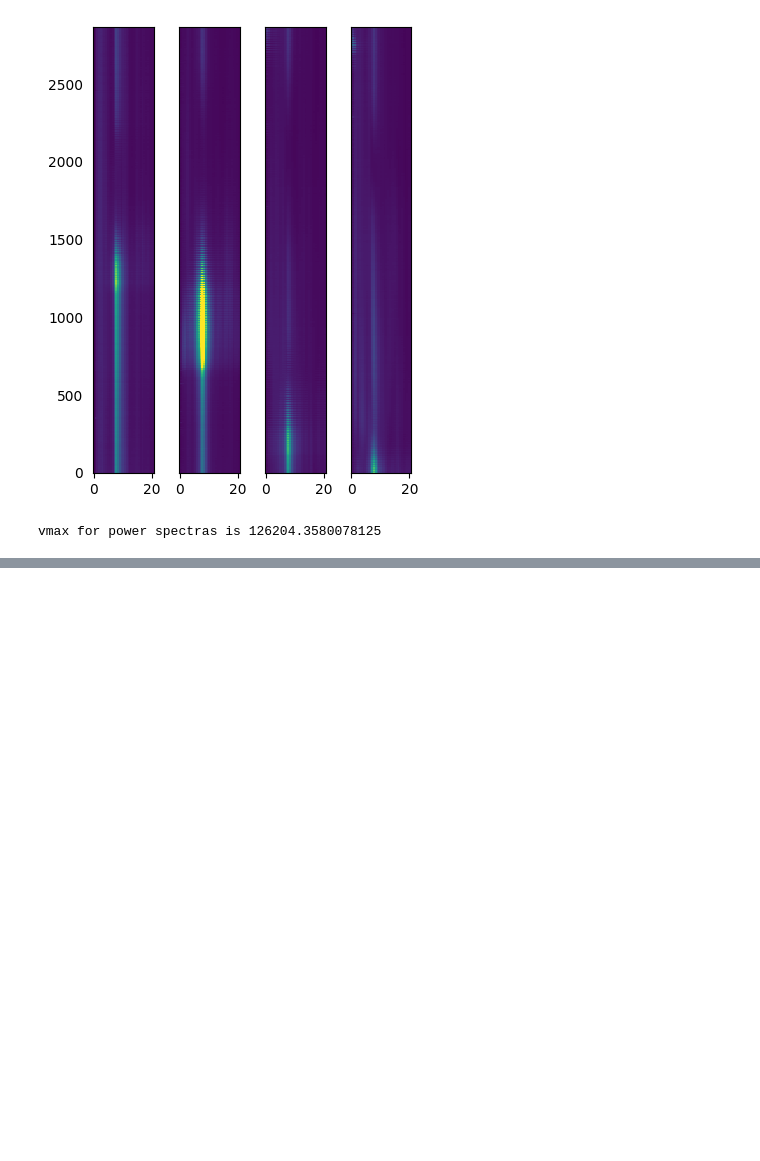
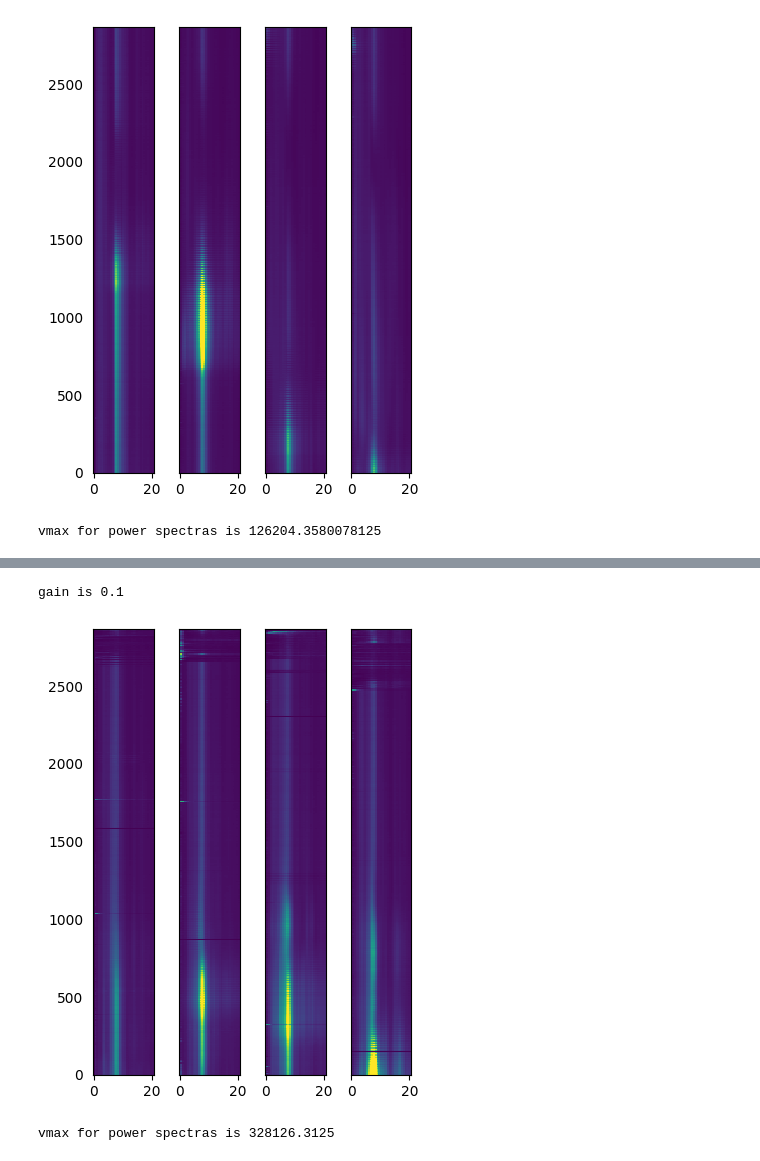
Before and after one commit to HDClark94/Elrond, a Jupyter notebook: src/Elrond/P3_CurrentAnalysis/plot_lfp_across_shank.ipynb, the cells around one changed output, grey strips where cells are left out. Cells and saved outputs as stored; diff of their text form; code cells hidden in the pictures; blank space fills up the shorter version.

```diff
--- a/src/Elrond/P3_CurrentAnalysis/plot_lfp_across_shank.ipynb
+++ b/src/Elrond/P3_CurrentAnalysis/plot_lfp_across_shank.ipynb
@@ -108,5 +109,9 @@ vmax for power spectras is 527245.3875
 # %%
 plot_lfp_across_shanks(recording_basenames=["M29_D0_2024-12-05_16-32-29_0",
                                             "M29_D0_2024-12-05_16-33-40_1",
                                             "M29_D0_2024-12-05_16-34-52_2",
-                                            "M29_D0_2024-12-05_16-36-12_3"], recording_subfolder="/mnt/datastore/Harry/Cohort12_august2024/ephys_test/", vmax_gain=0.5)
+                                            "M29_D0_2024-12-05_16-36-12_3"], recording_subfolder="/mnt/datastore/Harry/Cohort12_august2024/ephys_test/", vmax_gain=0.1)
+# %% [output]
+gain is 0.1
+[figure, added]
+vmax for power spectras is 328126.3125
```
Also changed, not shown: parts of 3 cells of this notebook, 1 other file.
